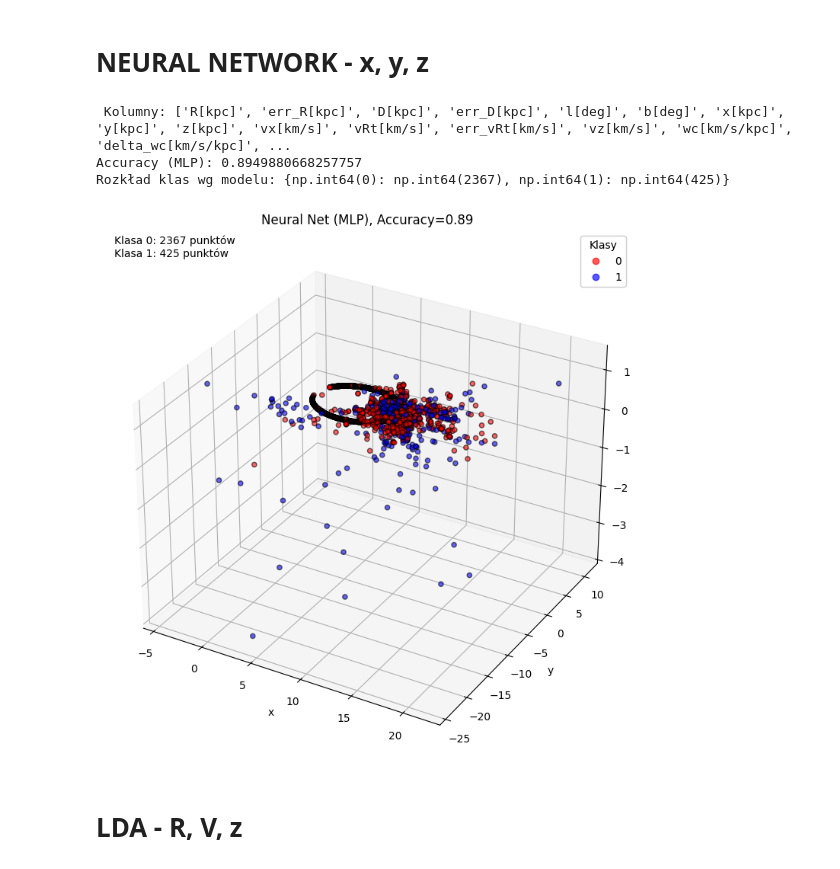
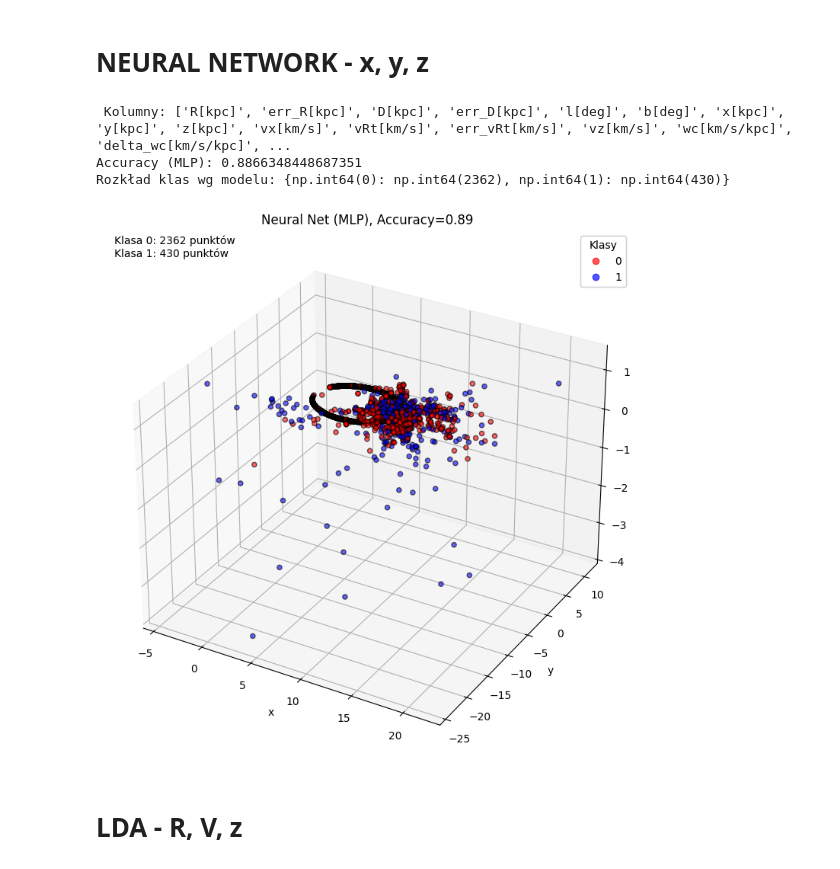
Before and after one commit to redrosesarecool/staz, a Jupyter notebook: Classifier_comparison.ipynb, the cells around one changed output. Cells and saved outputs as stored; diff of their text form; code cells hidden in the pictures.

```diff
--- a/Classifier_comparison.ipynb
+++ b/Classifier_comparison.ipynb
@@ -595,8 +612,8 @@ X_train, X_test, y_train, y_test = train_test_split(
 clf = make_pipeline(
     StandardScaler(),
     MLPClassifier(
-        hidden_layer_sizes=(50, 30),  # warstwy neuronów
-        max_iter=2000, # maksymalna liczba iteracji uczenia
+        hidden_layer_sizes=(20, 10),  # warstwy neuronów
+        max_iter=1000, # maksymalna liczba iteracji uczenia
         random_state=42 # ustawia losowość tak, żeby wyniki były powtarzalne
     )
 )
@@ -616,36 +633,36 @@ fig = plt.figure(figsize=(12, 9))
 ax = fig.add_subplot(111, projection="3d") # okno z wykresem 3d, który można obracać myszką w trybie interaktywnym
 
 # parametry jak mają punkty wyglądać
 custom_cmap = ListedColormap(["red", "blue"]) # kolory punktów
 scatter = ax.scatter(
     X[:, 0], X[:, 1], X[:, 2],
     c=y_pred, cmap=custom_cmap, marker="o", edgecolor="k", alpha=0.6
 )
 
 # etykiety osi
 ax.set_xlabel("x")
 ax.set_ylabel("y")
 ax.set_zlabel("z")
 ax.set_title(f"Neural Net (MLP), Accuracy={score:.2f}")
 
 # legenda
 legend1 = ax.legend(
     *scatter.legend_elements(),
     title="Klasy",
     loc="upper right"
 )
 ax.add_artist(legend1)
 
 # liczba punktów w każdej klasie
 txt = "\n".join([f"Klasa {k}: {v} punktów" for k, v in class_distribution.items()])
 ax.text2D(0.02, 0.95, txt, transform=ax.transAxes)
 
 plt.show()
 # %% [output]
  Kolumny: ['R[kpc]', 'err_R[kpc]', 'D[kpc]', 'err_D[kpc]', 'l[deg]', 'b[deg]', 'x[kpc]', 'y[kpc]', 'z[kpc]', 'vx[km/s]', 'vRt[km/s]', 'err_vRt[km/s]', 'vz[km/s]', 'wc[km/s/kpc]', 'delta_wc[km/s/kpc]', ...
-Accuracy (MLP): 0.8949880668257757
-Rozkład klas wg modelu: {np.int64(0): np.int64(2367), np.int64(1): np.int64(425)}
+Accuracy (MLP): 0.8866348448687351
+Rozkład klas wg modelu: {np.int64(0): np.int64(2362), np.int64(1): np.int64(430)}
-[figure, old version]
+[figure, new version]
 # %% [markdown]
 # LDA - R, V, z
 # %%
```
Also changed, not shown: parts of 4 cells of this notebook.
